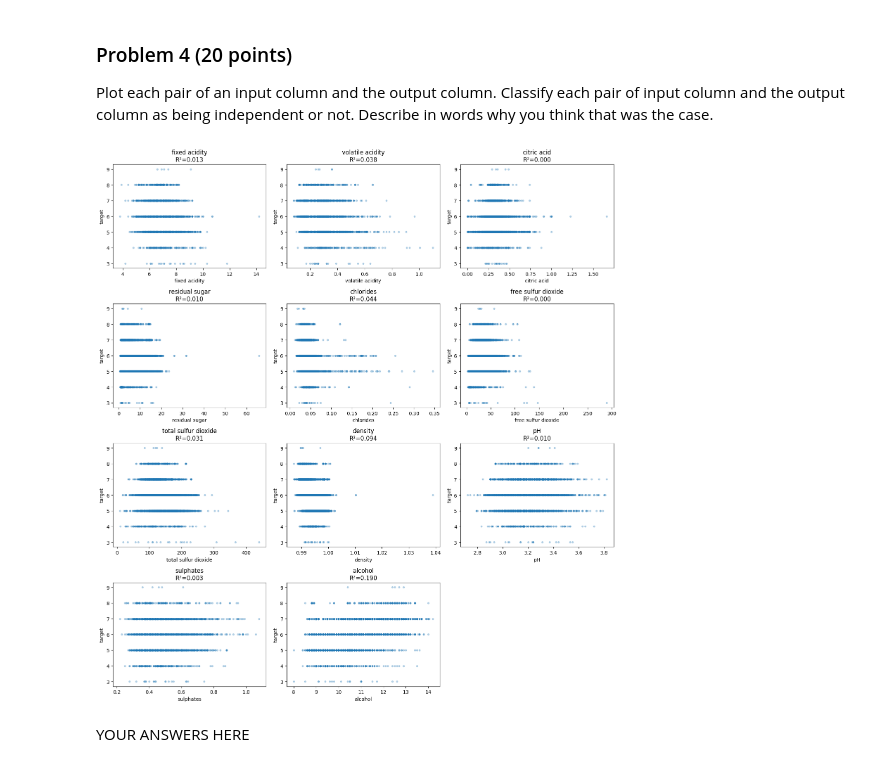
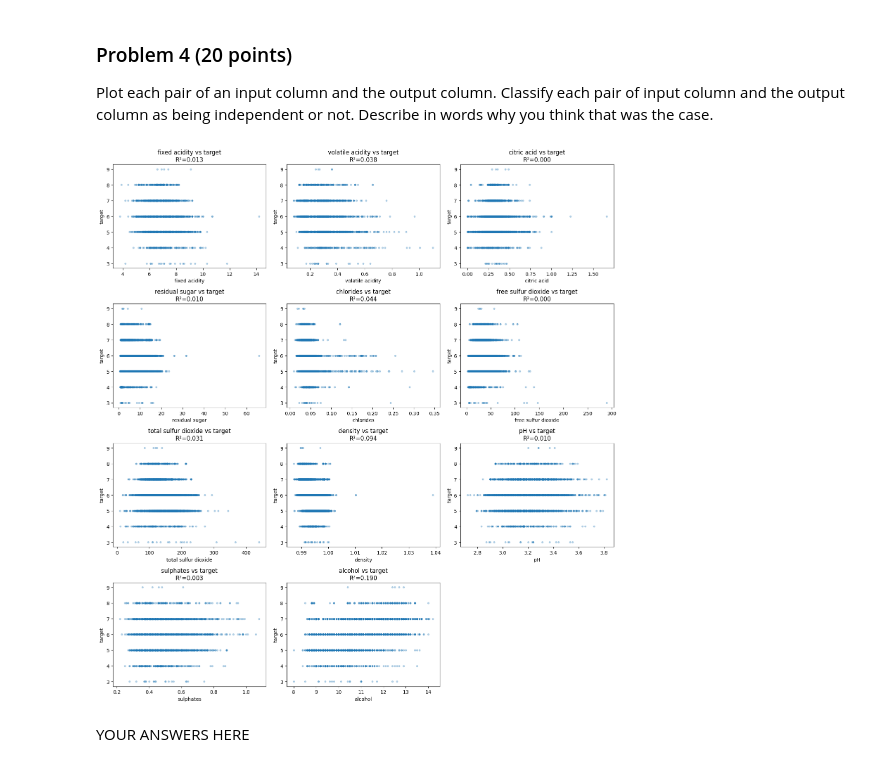
Before and after one commit to reynolkb-bu/dx601-final-project, a Jupyter notebook: project.ipynb, the cells around one changed output. Saved outputs shown, nothing was run; the diff lists cells and outputs as text; code cells hidden in the pictures.

Commit message:
update to chart naming

```diff
--- a/project.ipynb
+++ b/project.ipynb
@@ -265,35 +265,35 @@ Describe in words why you think that was the case.
 # YOUR CODE HERE
 
 from sklearn.linear_model import LinearRegression
 
 cols = [c for c in white_wine_data.columns if c != "target"]
 n_cols = 3
 n_rows = int(np.ceil(len(cols) / n_cols))
 
 fig, axes = plt.subplots(n_rows, n_cols, figsize=(15, 4 * n_rows))
 axes = axes.flatten()
 
 for i, col in enumerate(cols):
     x = white_wine_data[col].values.reshape(-1, 1)
     y = white_wine_data['target'].values
 
     model = LinearRegression()
     model.fit(x, y)
 
     ax = axes[i]
     ax.scatter(x, y, alpha=0.3, s=10)
 
-    ax.set_title(f"{col}\nR²={model.score(x, y):.3f}")
+    ax.set_title(f"{col} vs target\nR²={model.score(x, y):.3f}")
     ax.set_xlabel(col)
     ax.set_ylabel('target')
 
 for j in range(i + 1, len(axes)):
     fig.delaxes(axes[j])
 
 plt.tight_layout()
 plt.show()
 # %% [output]
-[figure, old version]
+[figure, new version]
 # %% [markdown]
 YOUR ANSWERS HERE
 # %% [markdown]
```
Also changed, not shown: parts of 1 cell of this notebook.
